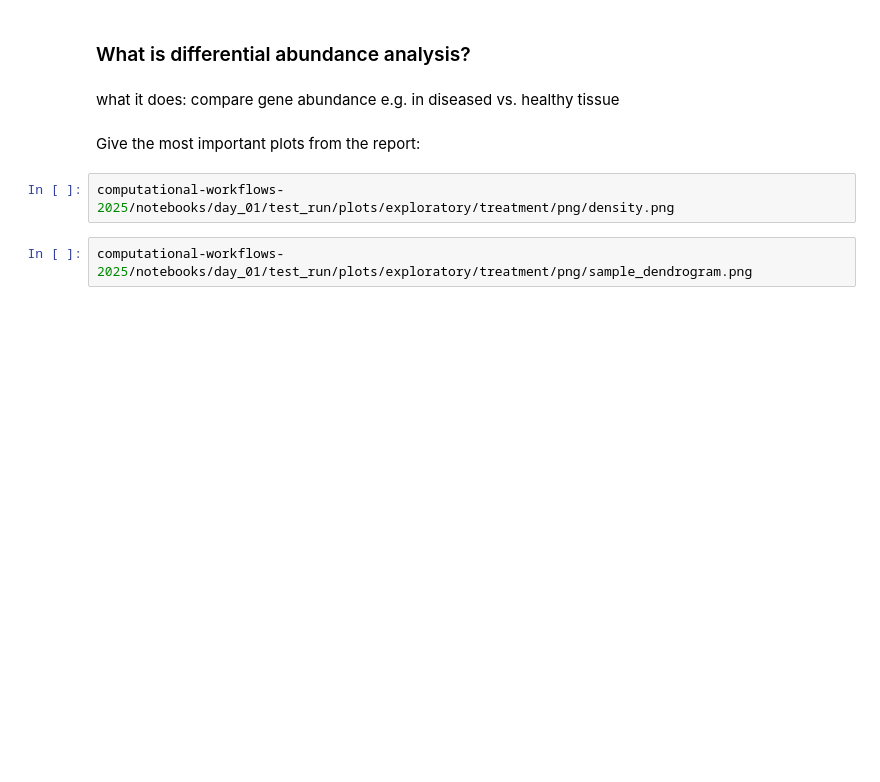
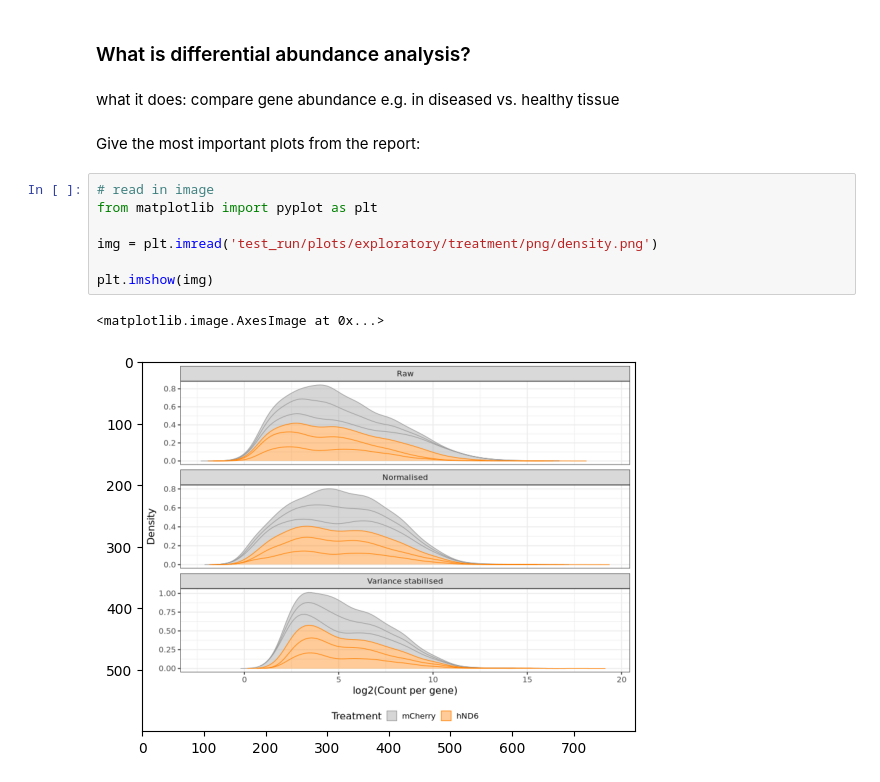
Before and after one commit to sphia-g/computational-workflows-2025, a Jupyter notebook: notebooks/day_01/day_01.ipynb, the cells around one changed output. Saved outputs shown, nothing was run; the diff lists cells and outputs as text; blank space fills up the shorter version.

Commit message:
add images folder

```diff
--- a/notebooks/day_01/day_01.ipynb
+++ b/notebooks/day_01/day_01.ipynb
@@ -174,7 +174,13 @@ What changed?
 what it does: compare gene abundance e.g. in diseased vs. healthy tissue
 # %% [markdown]
 Give the most important plots from the report:
-# %%
-computational-workflows-2025/notebooks/day_01/test_run/plots/exploratory/treatment/png/density.png
-# %%
-computational-workflows-2025/notebooks/day_01/test_run/plots/exploratory/treatment/png/sample_dendrogram.png
+# %%
+# read in image
+from matplotlib import pyplot as plt
+
+img = plt.imread('test_run/plots/exploratory/treatment/png/density.png')
+
+plt.imshow(img)
+# %% [output]
+<matplotlib.image.AxesImage at 0x...>
+[figure, added]
```
Also changed, not shown: parts of 1 cell of this notebook, 2 other files.
